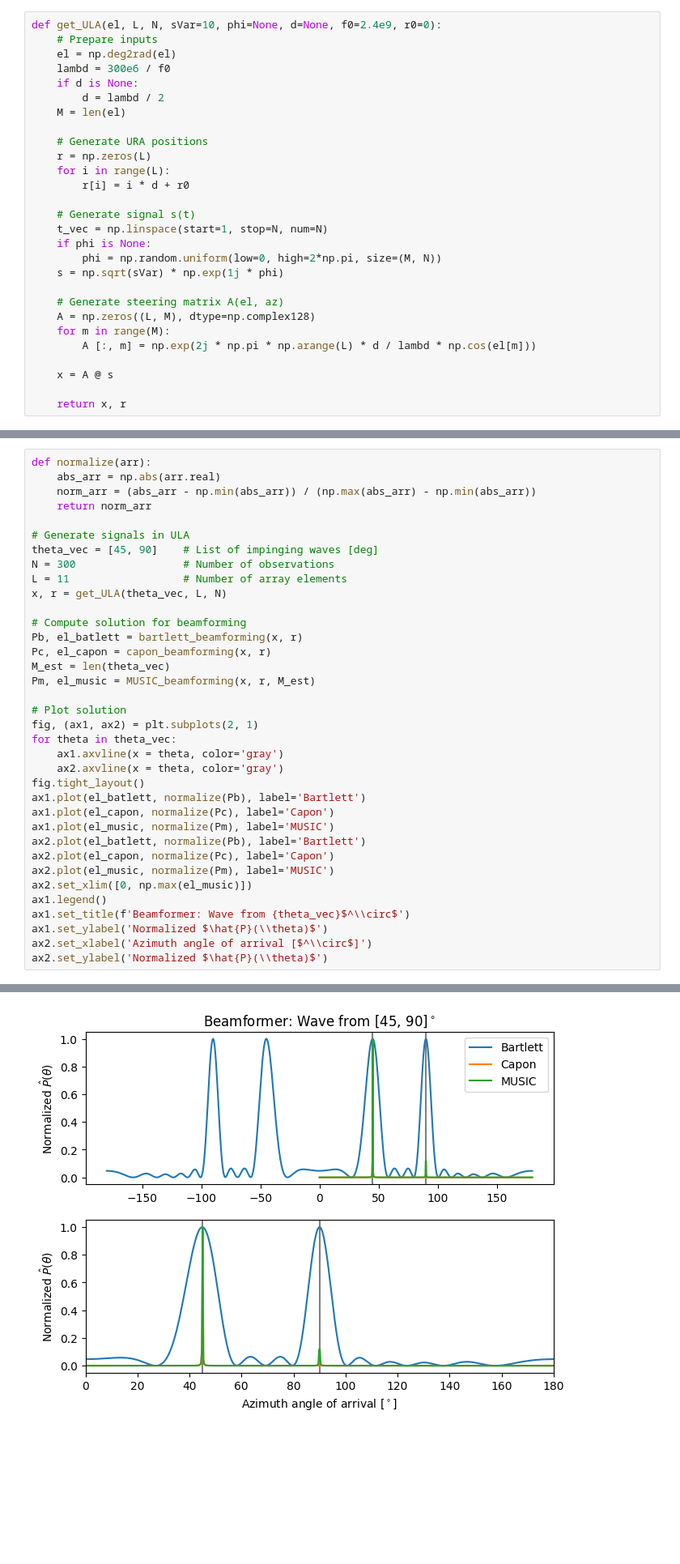
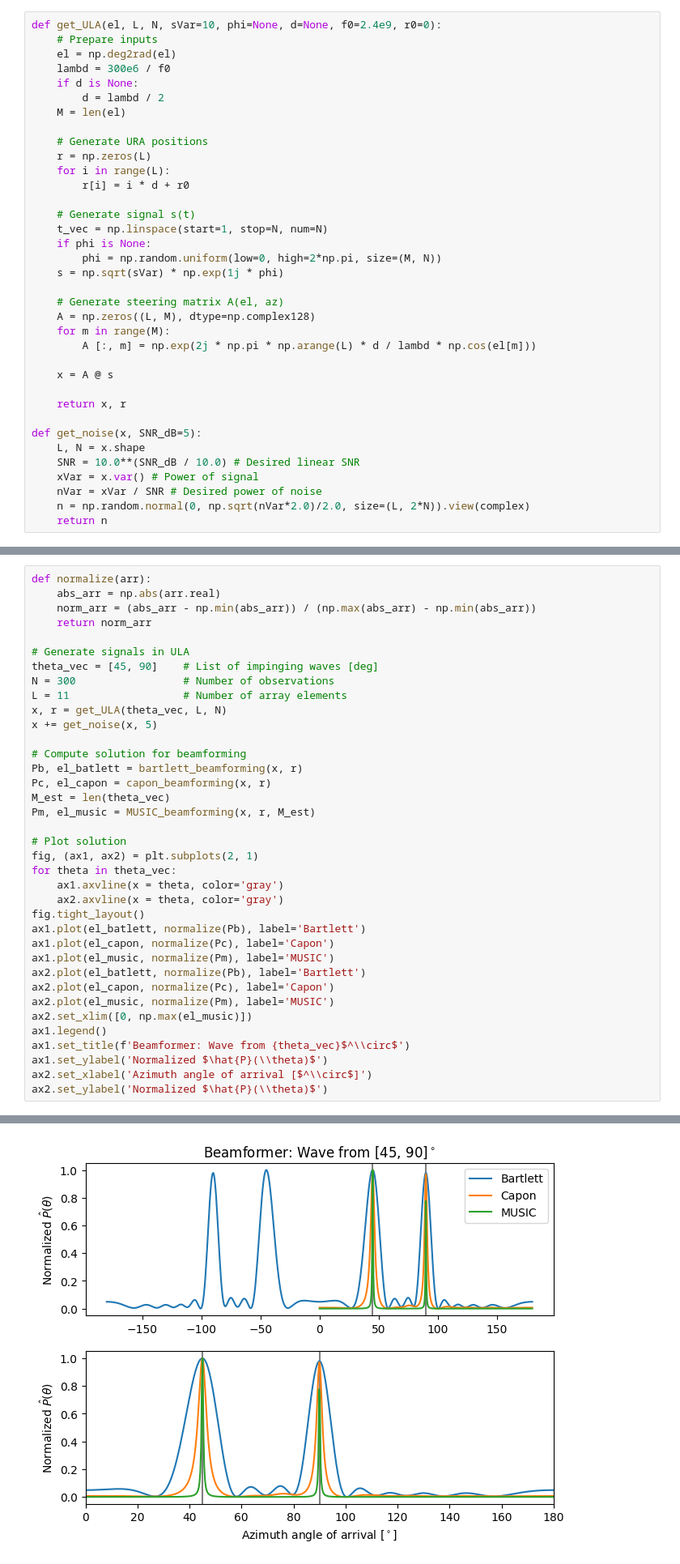
Before and after one commit to Madsen95/ASSP_Miniproject, a Jupyter notebook: dev/1D-Beamformers.ipynb, the cells around one changed output, grey strips where cells are left out. Shown at 81% size. Drawn from its saved outputs; the diff is of its cells as text; blank space fills up the shorter version.

Commit message:
Added noise function

```diff
--- a/dev/1D-Beamformers.ipynb
+++ b/dev/1D-Beamformers.ipynb
@@ -31,6 +31,14 @@ def get_ULA(el, L, N, sVar=10, phi=None, d=None, f0=2.4e9, r0=0):
     x = A @ s
 
     return x, r
+
+def get_noise(x, SNR_dB=5):
+    L, N = x.shape
+    SNR = 10.0**(SNR_dB / 10.0) # Desired linear SNR
+    xVar = x.var() # Power of signal
+    nVar = xVar / SNR # Desired power of noise
+    n = np.random.normal(0, np.sqrt(nVar*2.0)/2.0, size=(L, 2*N)).view(complex)
+    return n
 # %% [markdown]
 Bartlett Beamformer
 # %%
@@ -126,31 +134,32 @@ theta_vec = [45, 90]    # List of impinging waves [deg]
 N = 300                 # Number of observations
 L = 11                  # Number of array elements
 x, r = get_ULA(theta_vec, L, N)
+x += get_noise(x, 5)
 
 # Compute solution for beamforming
 Pb, el_batlett = bartlett_beamforming(x, r)
 Pc, el_capon = capon_beamforming(x, r)
 M_est = len(theta_vec)
 Pm, el_music = MUSIC_beamforming(x, r, M_est)
 
 # Plot solution
 fig, (ax1, ax2) = plt.subplots(2, 1)
 for theta in theta_vec:
     ax1.axvline(x = theta, color='gray')
     ax2.axvline(x = theta, color='gray')
 fig.tight_layout()
 ax1.plot(el_batlett, normalize(Pb), label='Bartlett')
 ax1.plot(el_capon, normalize(Pc), label='Capon')
 ax1.plot(el_music, normalize(Pm), label='MUSIC')
 ax2.plot(el_batlett, normalize(Pb), label='Bartlett')
 ax2.plot(el_capon, normalize(Pc), label='Capon')
 ax2.plot(el_music, normalize(Pm), label='MUSIC')
 ax2.set_xlim([0, np.max(el_music)])
 ax1.legend()
 ax1.set_title(f'Beamformer: Wave from {theta_vec}$^\\circ$')
 ax1.set_ylabel('Normalized $\hat{P}(\\theta)$')
 ax2.set_xlabel('Azimuth angle of arrival [$^\\circ$]')
 ax2.set_ylabel('Normalized $\hat{P}(\\theta)$')
 # %% [output]
 Text(42.722222222222214, 0.5, 'Normalized $\\hat{P}(\\theta)$')
-[figure, old version]
+[figure, new version]
```
